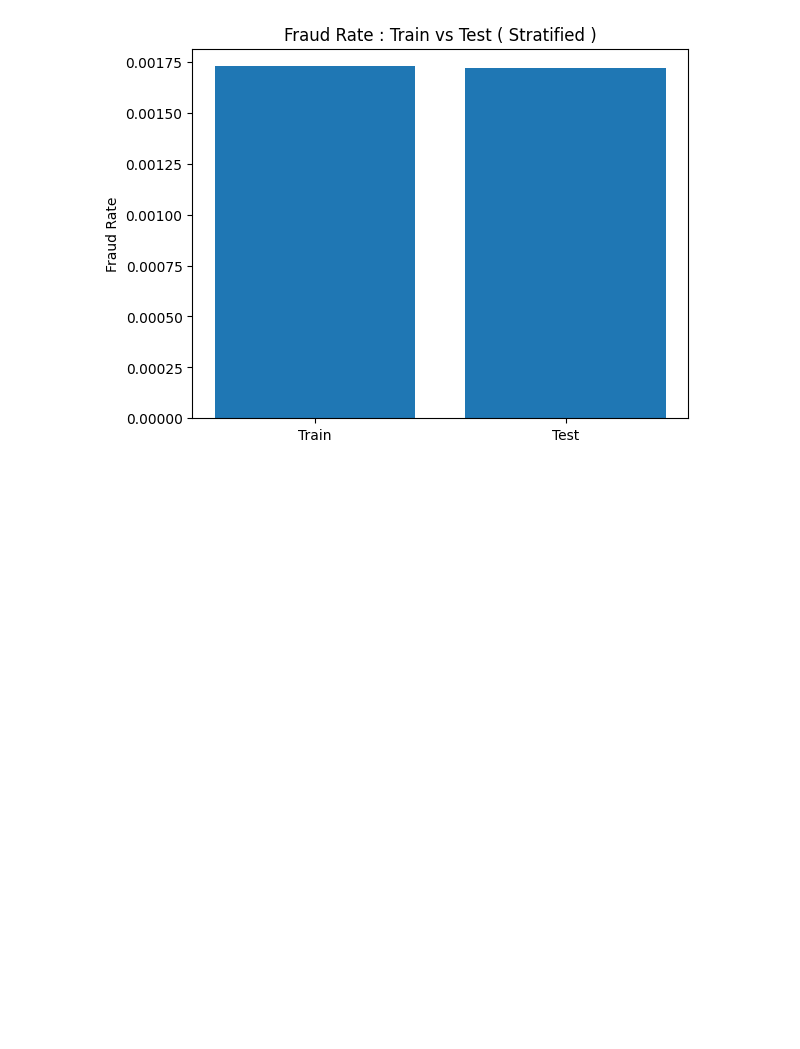
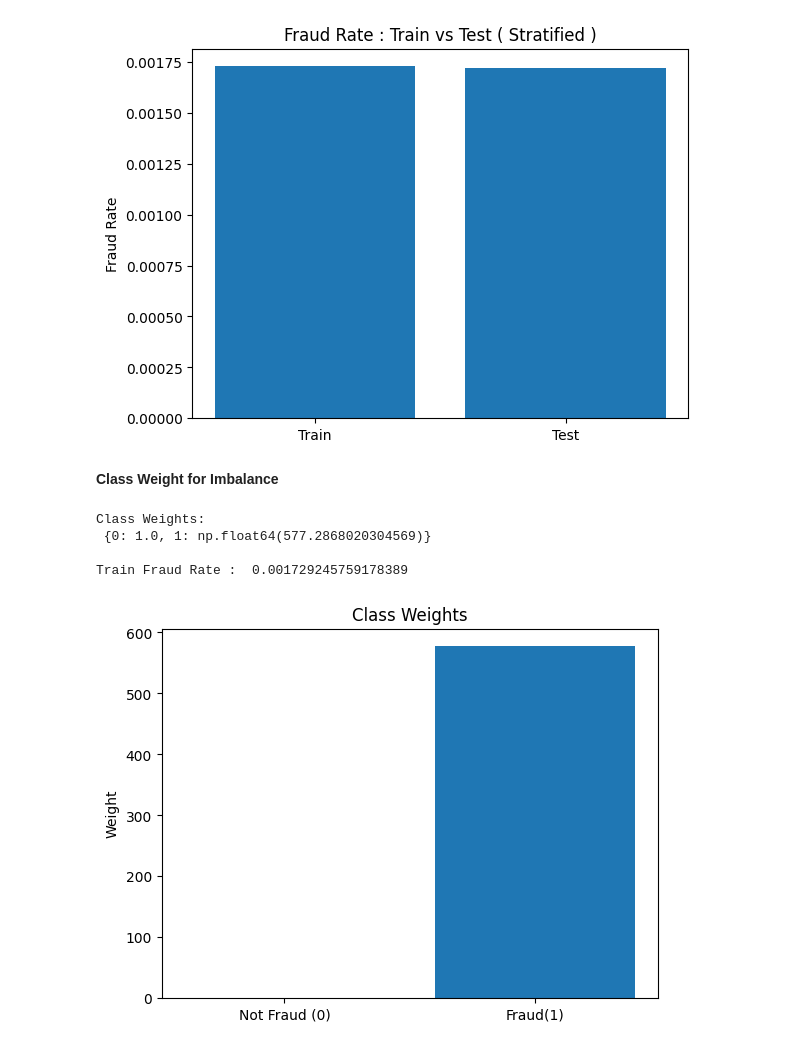
Before and after one commit to Ws995566/Credit-Card-Fraud-Detection-model, a Jupyter notebook: main_code.ipynb, the cells around one changed output. Cells and saved outputs as stored; diff of their text form; code cells hidden in the pictures; blank space fills up the shorter version.

Commit message:
Class Weight for Imbalance

```diff
--- a/main_code.ipynb
+++ b/main_code.ipynb
@@ -144,3 +144,22 @@ plt.ylabel("Fraud Rate")
 plt.show()
 # %% [output]
 [figure]
+# %% [markdown]
+**Class Weight for Imbalance**
+# %%
+negative, positive = np.bincount(y_train)
+class_weight = {0: 1.0, 1: negative / max(positive, 1)} # Avoid division by zero
+print("\nClass Weights:\n", class_weight)
+print("\nTrain Fraud Rate : ", positive / ( negative + positive ))
+
+plt.figure()
+plt.bar(["Not Fraud (0)", "Fraud(1)"], [class_weight[0], class_weight[1]])
+plt.title("Class Weights")
+plt.ylabel("Weight")
+plt.show()
+# %% [output]
+Class Weights:
+ {0: 1.0, 1: np.float64(577.2868020304569)}
+
+Train Fraud Rate :  0.001729245759178389
+[figure, added]
```
